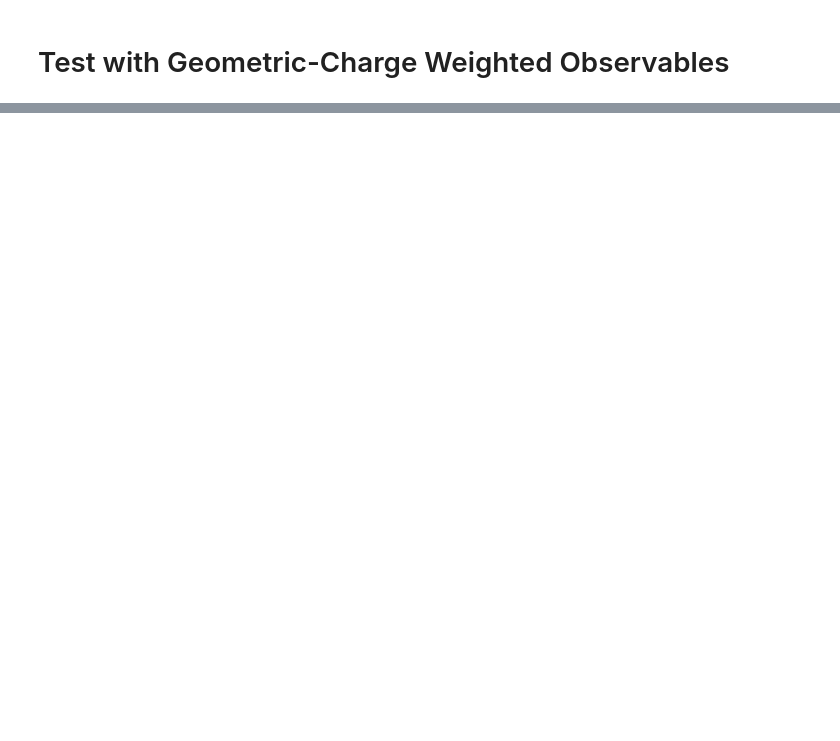
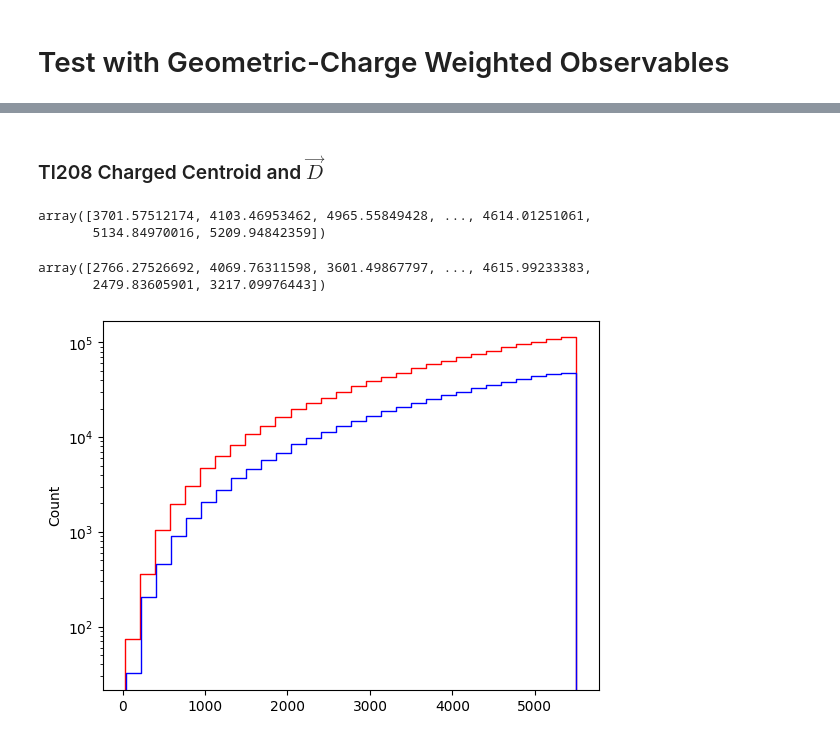
Before and after one commit to joankl/Solar-Neutrinos-Project, a Jupyter notebook: Machine Learning/Dataset Construction/Features Study/Geometric Pattern.ipynb, the cells around one changed output, grey strips where cells are left out. Drawn from its saved outputs; the diff is of its cells as text; code cells hidden in the pictures; blank space fills up the shorter version.

```diff
--- a/Machine Learning/Dataset Construction/Features Study/Geometric Pattern.ipynb
+++ b/Machine Learning/Dataset Construction/Features Study/Geometric Pattern.ipynb
@@ -29,7 +30,8 @@ time_res_sup_cut = 5
 
 nhits_cut = 20 #Nhits cut to be applied after the time residual cuts
 # %%
-main_dir = f'E:/Data/solars/mc/ML Data/np_arrays/Train/E_{energy_inf_cut}_{energy_sup_cut}_MeV_R_{posr_cut}_mm_Delta_{time_res_inf_cut}_{time_res_sup_cut}_ns/'
+main_dir = f'E:/Data/solars/mc/2p2PPO/ML Data/np_arrays/Train/E_{energy_inf_cut}_{energy_sup_cut}_MeV_R_{posr_cut}_mm_Delta_{time_res_inf_cut}_{time_res_sup_cut}_ns/'
+
 solar_fpattern = 'SolarNue_'
 tl208_fpattern = '208Tl_'
 
@@ -185,0 +237,2 @@ The idea is to find the center of mass (CM) coordinates of the PMTs taking the c
+# %% [markdown]
+### Tl208 Charged Centroid and $\vec{D}$
@@ -186,3 +287,22 @@ The idea is to find the center of mass (CM) coordinates of the PMTs taking the c
+# %%
+D_mod_tl208
+# %% [output]
+array([3701.57512174, 4103.46953462, 4965.55849428, ..., 4614.01251061,
+       5134.84970016, 5209.94842359])
+# %%
+D_mod_solars
+# %% [output]
+array([2766.27526692, 4069.76311598, 3601.49867797, ..., 4615.99233383,
+       2479.83605901, 3217.09976443])
+# %%
+bins = 30
+
+sn.histplot(D_mod_solars, bins = bins, element = 'step', alpha = 0, color = 'red', label = r'$|\vec{D}|$ Solars')
+sn.histplot(D_mod_tl208, bins = bins, element = 'step', alpha = 0, color = 'blue', label = r'$|\vec{D}|$ Tl-208')
+plt.yscale('log')
+plt.show()
+# %% [output]
+[figure, added]
 # %% [markdown]
 ## Inertia Tensor
 
```
Also changed, not shown: parts of 26 cells of this notebook, 1 other file.
